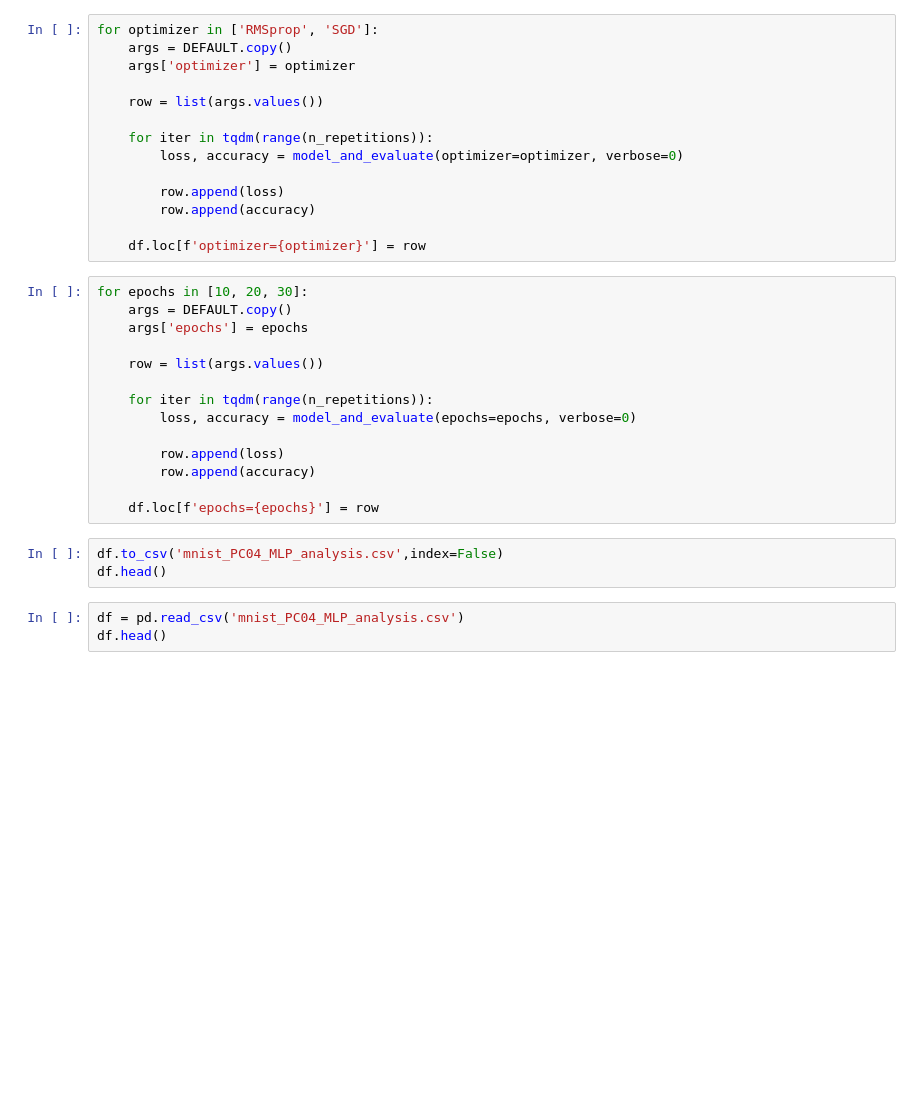
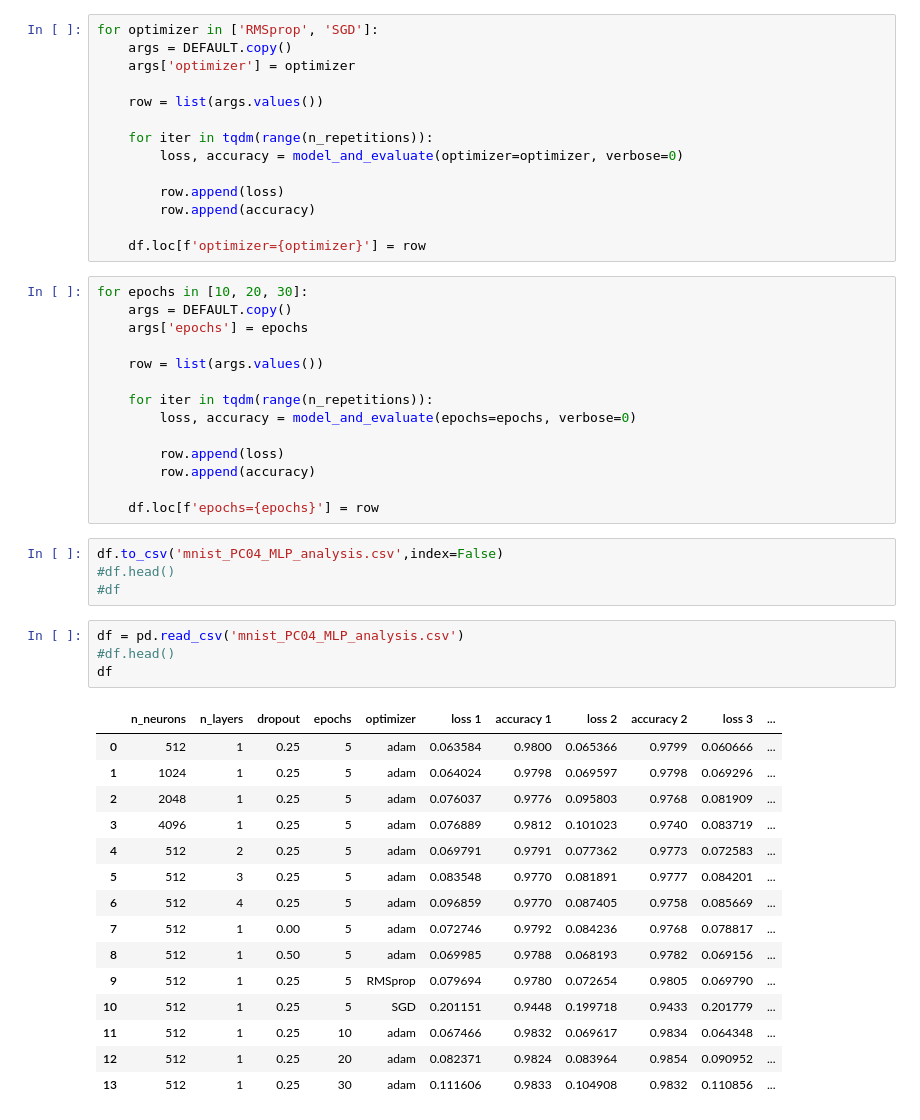
Before and after one commit to arielgoes/IA353_Redes_Neurais, a Jupyter notebook: PC04_MLP_MNIST_PartB.ipynb, the cells around one changed output. Cells and saved outputs as stored; diff of their text form; blank space fills up the shorter version.

```diff
--- a/PC04_MLP_MNIST_PartB.ipynb
+++ b/PC04_MLP_MNIST_PartB.ipynb
@@ -154,10 +180,28 @@ for epochs in [10, 20, 30]:
     df.loc[f'epochs={epochs}'] = row
 # %%
 df.to_csv('mnist_PC04_MLP_analysis.csv',index=False)
-df.head()
+#df.head()
+#df
 # %%
 df = pd.read_csv('mnist_PC04_MLP_analysis.csv')
-df.head()
+#df.head()
+df
+# %% [output]
+|  | n_neurons | n_layers | dropout | epochs | optimizer | loss 1 | accuracy 1 | loss 2 | accuracy 2 | loss 3 | ... |
+| 0 | 512 | 1 | 0.25 | 5 | adam | 0.063584 | 0.9800 | 0.065366 | 0.9799 | 0.060666 | ... |
+| 1 | 1024 | 1 | 0.25 | 5 | adam | 0.064024 | 0.9798 | 0.069597 | 0.9798 | 0.069296 | ... |
+| 2 | 2048 | 1 | 0.25 | 5 | adam | 0.076037 | 0.9776 | 0.095803 | 0.9768 | 0.081909 | ... |
+| 3 | 4096 | 1 | 0.25 | 5 | adam | 0.076889 | 0.9812 | 0.101023 | 0.9740 | 0.083719 | ... |
+| 4 | 512 | 2 | 0.25 | 5 | adam | 0.069791 | 0.9791 | 0.077362 | 0.9773 | 0.072583 | ... |
+| 5 | 512 | 3 | 0.25 | 5 | adam | 0.083548 | 0.9770 | 0.081891 | 0.9777 | 0.084201 | ... |
+| 6 | 512 | 4 | 0.25 | 5 | adam | 0.096859 | 0.9770 | 0.087405 | 0.9758 | 0.085669 | ... |
+| 7 | 512 | 1 | 0.00 | 5 | adam | 0.072746 | 0.9792 | 0.084236 | 0.9768 | 0.078817 | ... |
+| 8 | 512 | 1 | 0.50 | 5 | adam | 0.069985 | 0.9788 | 0.068193 | 0.9782 | 0.069156 | ... |
+| 9 | 512 | 1 | 0.25 | 5 | RMSprop | 0.079694 | 0.9780 | 0.072654 | 0.9805 | 0.069790 | ... |
+| 10 | 512 | 1 | 0.25 | 5 | SGD | 0.201151 | 0.9448 | 0.199718 | 0.9433 | 0.201779 | ... |
+| 11 | 512 | 1 | 0.25 | 10 | adam | 0.067466 | 0.9832 | 0.069617 | 0.9834 | 0.064348 | ... |
+| 12 | 512 | 1 | 0.25 | 20 | adam | 0.082371 | 0.9824 | 0.083964 | 0.9854 | 0.090952 | ... |
+| 13 | 512 | 1 | 0.25 | 30 | adam | 0.111606 | 0.9833 | 0.104908 | 0.9832 | 0.110856 | ... |
 # %%
 losses = np.zeros((n_repetitions, 4))
 accurs = np.zeros((n_repetitions, 4))
```
Also changed, not shown: parts of 13 cells of this notebook, 7 other files.
